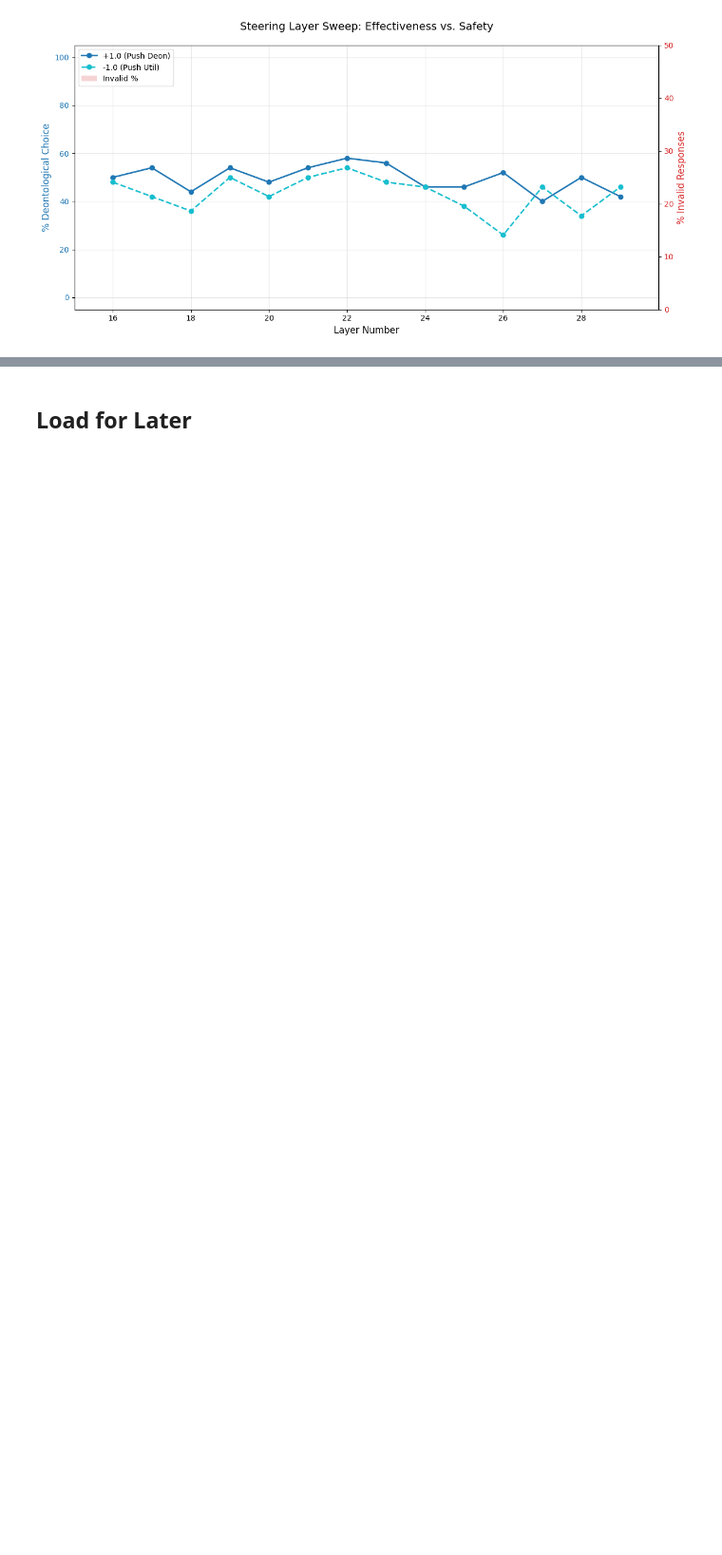
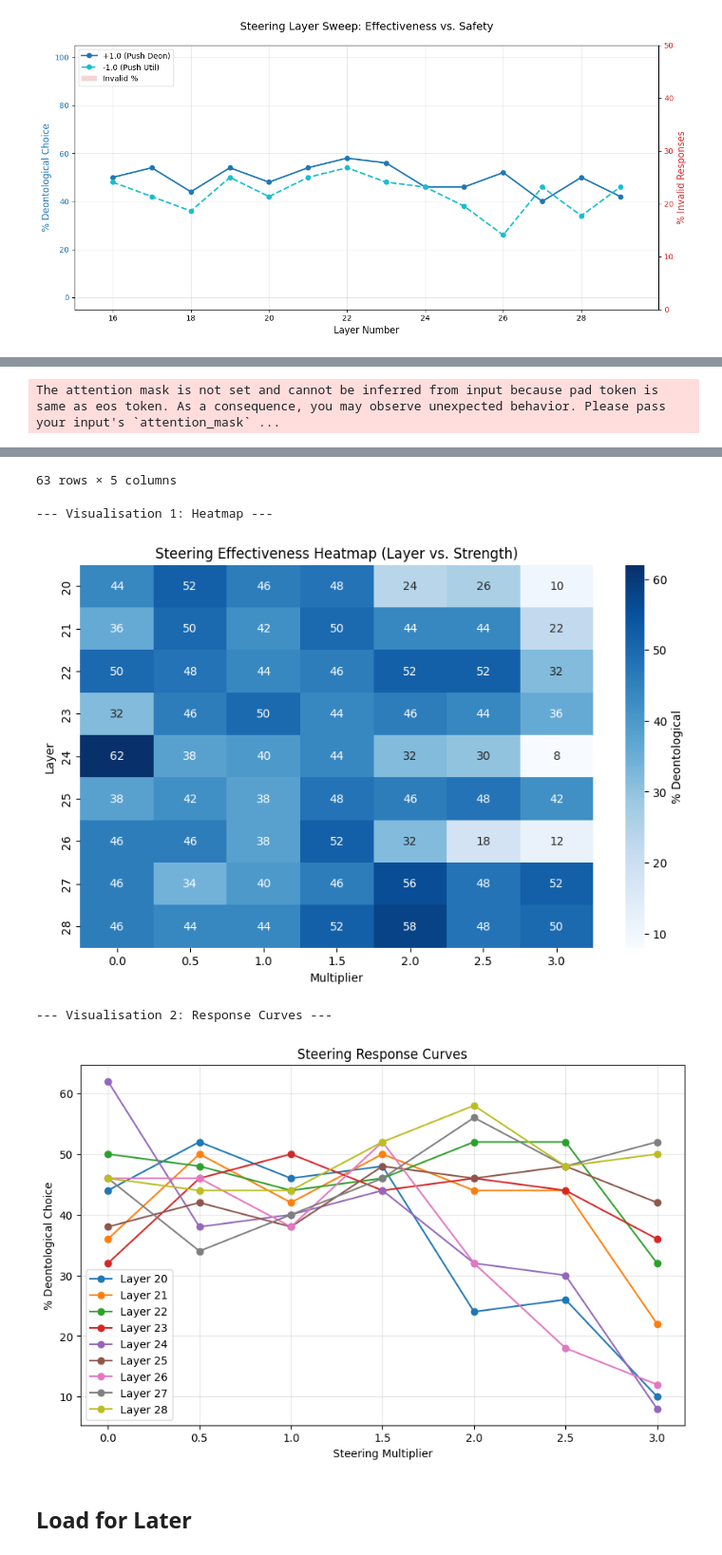
Before and after one commit to ehshan/LLM-Moral-Steering, a Jupyter notebook: notebooks/steering_benchmark.ipynb, the cells around one changed output, grey strips where cells are left out. Shown: that part at 95% size. Saved outputs shown, nothing was run; the diff lists cells and outputs as text; code cells hidden in the pictures; blank space fills up the shorter version.

Commit message:
Update to experiement reporting - restored raw data table display for the strength sweep section

```diff
--- a/notebooks/steering_benchmark.ipynb
+++ b/notebooks/steering_benchmark.ipynb
@@ -156,6 +158,11 @@ Log file saved to: /content/drive/MyDrive/_PhD/Moral-Reasoning/Experiments/LLM-M
 # %%
 # 1. Configuration
-# Pick your top 3-4 contenders from the Sanity Check
+
+# We define the model again here to be safe, or use the global one
+MODEL_TO_USE = MODEL_LIST[0]
+VECTOR_FILENAME = f"{MODEL_TO_USE.split('/')[-1]}_layers_16-30_vectors.pt"
+
+# Top layers from benchmarking
 TARGET_LAYERS = [20, 21, 22, 23, 24, 25, 26, 27, 28]
 # We test a range of strengths:
 # 0.0 (Baseline), 1.0 (Current), up to 3.0 (Strong push)
@@ -173,38 +180,6 @@ if 'model' not in locals() or 'tokenizer' not in locals():
 else:
     print("\nModel already loaded in memory.")
 
-
-# --- Phase 3: Fine-Tuning (Multi-Layer Strength Sweep) ---
-
-# 1. Imports
-import pandas as pd
-import matplotlib.pyplot as plt
-from src.model_utils import load_model_and_tokenizer
-from src.config import STEERING_PROMPT_DIR, MODEL_LIST
-from src.steering_benchmarks import benchmark_steering_strength
-from src.visualisation import plot_strength_heatmap, plot_strength_lines
-
-# 2. Configuration
-# We define the model again here to be safe, or use the global one
-MODEL_TO_USE = MODEL_LIST[0]
-VECTOR_FILENAME = f"{MODEL_TO_USE.split('/')[-1]}_layers_16-30_vectors.pt"
-
-# Pick your top contenders from the Sanity Check results
-TARGET_LAYERS = [23, 24, 25, 26]
-STRENGTHS = [0.0, 0.5, 1.0, 1.5, 2.0, 2.5, 3.0]
-
-print(f"🚀 Starting Strength Sweep")
-print(f"   Layers: {TARGET_LAYERS}")
-print(f"   Strengths: {STRENGTHS}")
-
-# 3. Load Model & Tokenizer (The Safety Check)
-#    This ensures the code runs even if you skipped previous cells
-if 'model' not in locals() or 'tokenizer' not in locals():
-    print("\nLoading model for strength sweep...")
-    model, tokenizer = load_model_and_tokenizer(MODEL_TO_USE)
-else:
-    print("\nModel already loaded in memory.")
-
 # 3. Run Benchmark
 df_strength = benchmark_steering_strength(
     model=model,
@@ -214,7 +189,7 @@ df_strength = benchmark_steering_strength(
     multipliers_to_test=STRENGTHS
 )
 
-# 5. Visualise
+# 4. Visualise
 print("\n--- Raw Data Table ---")
 display(df_strength)
 
@@ -223,3 +198,4 @@ plot_strength_heatmap(df_strength)
 
 print("\n--- Visualisation 2: Response Curves ---")
 plot_strength_lines(df_strength)
+# %% [output]
@@ -225,0 +215 @@ plot_strength_lines(df_strength)
+The attention mask is not set and cannot be inferred from input because pad token is same as eos token. As a consequence, you may observe unexpected behavior. Please pass your input's `attention_mask` ...
@@ -226,3 +245,8 @@ plot_strength_lines(df_strength)
+63 rows × 5 columns
+--- Visualisation 1: Heatmap ---
+[figure, added]
+--- Visualisation 2: Response Curves ---
+[figure, added]
 # %% [markdown]
 ## Load for Later
 # %%
```
Also changed, not shown: parts of 7 cells of this notebook.
